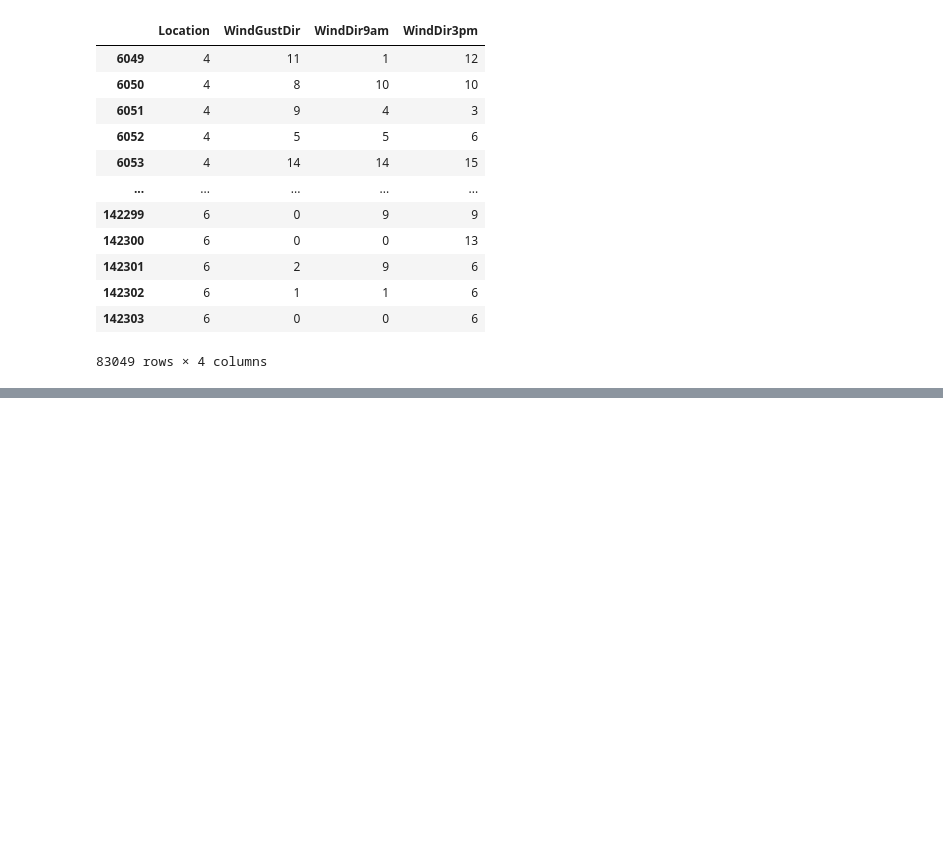
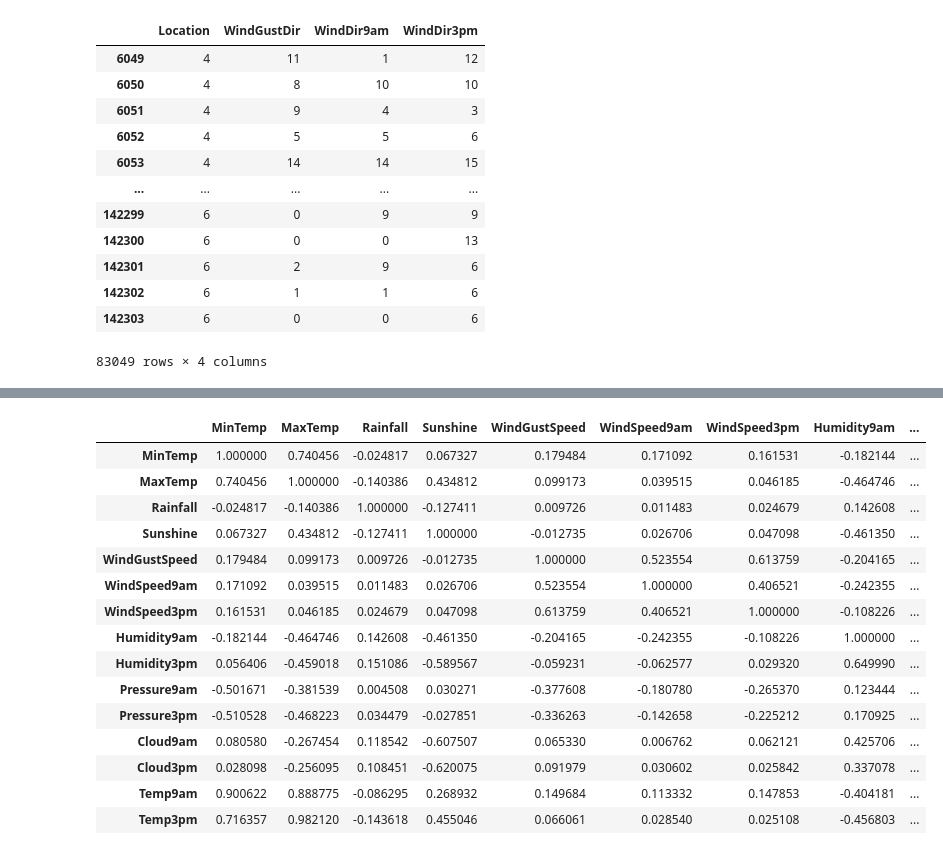
Before and after one commit to dzungpnguyen/rain-in-australia, a Jupyter notebook: data_exploration_analysis.ipynb, the cells around one changed output, grey strips where cells are left out. Saved outputs shown, nothing was run; the diff lists cells and outputs as text; code cells hidden in the pictures; blank space fills up the shorter version.

```diff
--- a/data_exploration_analysis.ipynb
+++ b/data_exploration_analysis.ipynb
@@ -907,0 +936,20 @@ df[object_columns]
+# %%
+correlation_matrix = df.select_dtypes(include='float64').corr()
+correlation_matrix
+# %% [output]
+|  | MinTemp | MaxTemp | Rainfall | Sunshine | WindGustSpeed | WindSpeed9am | WindSpeed3pm | Humidity9am | ... |
+| MinTemp | 1.000000 | 0.740456 | -0.024817 | 0.067327 | 0.179484 | 0.171092 | 0.161531 | -0.182144 | ... |
+| MaxTemp | 0.740456 | 1.000000 | -0.140386 | 0.434812 | 0.099173 | 0.039515 | 0.046185 | -0.464746 | ... |
+| Rainfall | -0.024817 | -0.140386 | 1.000000 | -0.127411 | 0.009726 | 0.011483 | 0.024679 | 0.142608 | ... |
+| Sunshine | 0.067327 | 0.434812 | -0.127411 | 1.000000 | -0.012735 | 0.026706 | 0.047098 | -0.461350 | ... |
+| WindGustSpeed | 0.179484 | 0.099173 | 0.009726 | -0.012735 | 1.000000 | 0.523554 | 0.613759 | -0.204165 | ... |
+| WindSpeed9am | 0.171092 | 0.039515 | 0.011483 | 0.026706 | 0.523554 | 1.000000 | 0.406521 | -0.242355 | ... |
+| WindSpeed3pm | 0.161531 | 0.046185 | 0.024679 | 0.047098 | 0.613759 | 0.406521 | 1.000000 | -0.108226 | ... |
+| Humidity9am | -0.182144 | -0.464746 | 0.142608 | -0.461350 | -0.204165 | -0.242355 | -0.108226 | 1.000000 | ... |
+| Humidity3pm | 0.056406 | -0.459018 | 0.151086 | -0.589567 | -0.059231 | -0.062577 | 0.029320 | 0.649990 | ... |
+| Pressure9am | -0.501671 | -0.381539 | 0.004508 | 0.030271 | -0.377608 | -0.180780 | -0.265370 | 0.123444 | ... |
+| Pressure3pm | -0.510528 | -0.468223 | 0.034479 | -0.027851 | -0.336263 | -0.142658 | -0.225212 | 0.170925 | ... |
+| Cloud9am | 0.080580 | -0.267454 | 0.118542 | -0.607507 | 0.065330 | 0.006762 | 0.062121 | 0.425706 | ... |
+| Cloud3pm | 0.028098 | -0.256095 | 0.108451 | -0.620075 | 0.091979 | 0.030602 | 0.025842 | 0.337078 | ... |
+| Temp9am | 0.900622 | 0.888775 | -0.086295 | 0.268932 | 0.149684 | 0.113332 | 0.147853 | -0.404181 | ... |
+| Temp3pm | 0.716357 | 0.982120 | -0.143618 | 0.455046 | 0.066061 | 0.028540 | 0.025108 | -0.456803 | ... |
```
Also changed, not shown: parts of 11 cells of this notebook.
